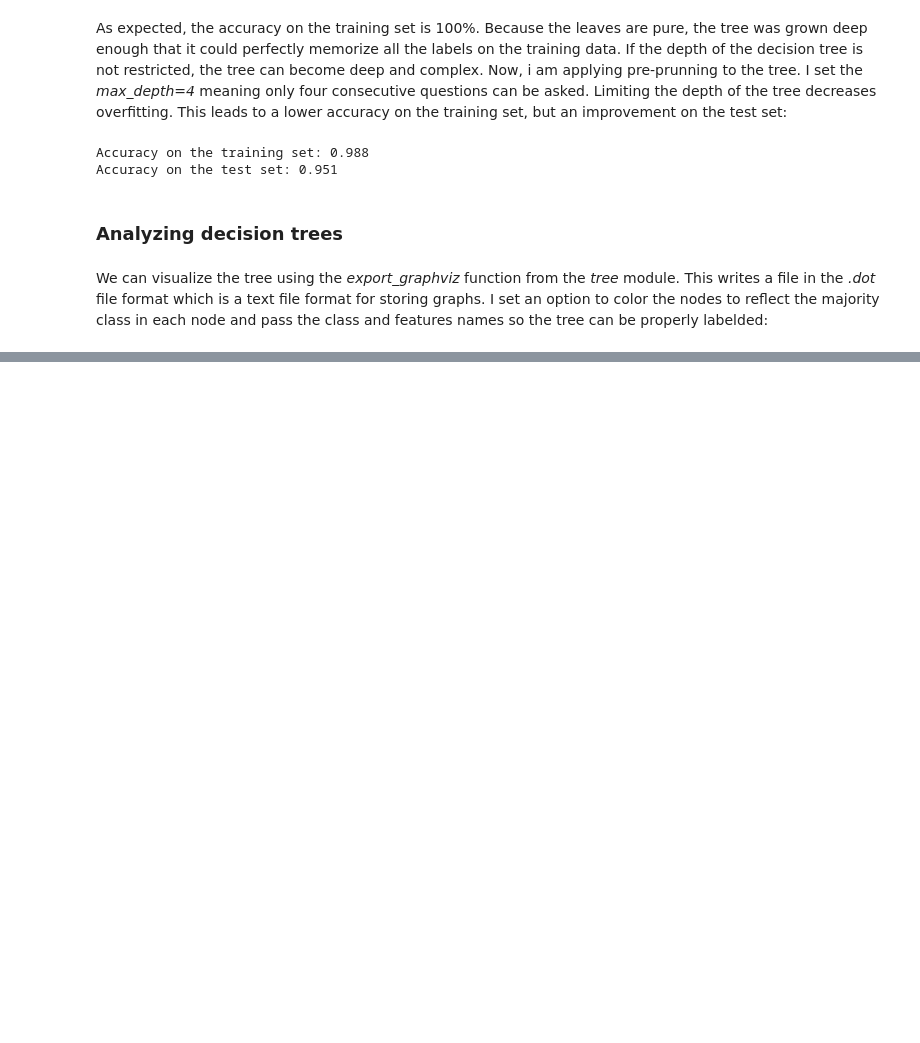
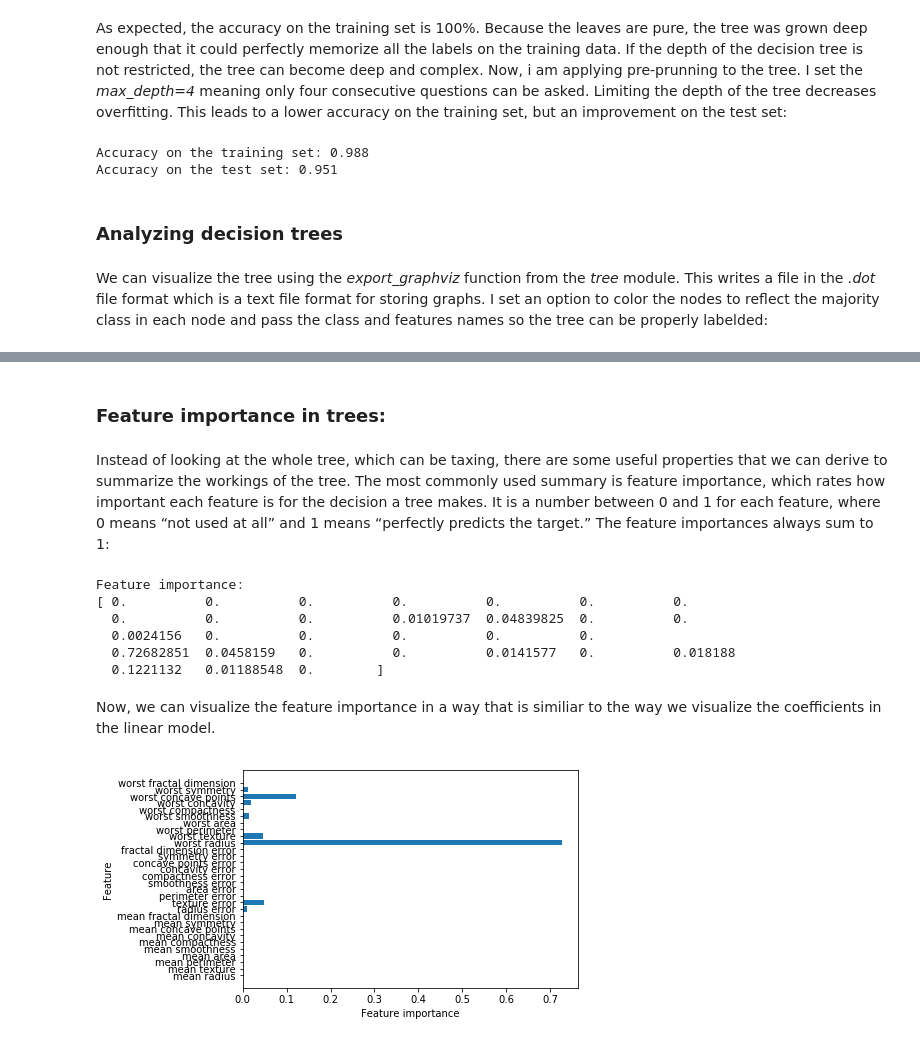
Before and after one commit to abudata/Machine_Learning, a Jupyter notebook: Supervised_Learning_Decision_Trees.ipynb, the cells around one changed output, grey strips where cells are left out. Saved outputs shown, nothing was run; the diff lists cells and outputs as text; code cells hidden in the pictures; blank space fills up the shorter version.

Commit message:
Featue importance added

```diff
--- a/Supervised_Learning_Decision_Trees.ipynb
+++ b/Supervised_Learning_Decision_Trees.ipynb
@@ -132,0 +138,26 @@ graphviz.Source(dot_graph)
+# %% [markdown]
+### Feature importance in trees:
+# %% [markdown]
+Instead of looking at the whole tree, which can be taxing, there are some useful properties that we can derive to summarize the workings of the tree. The most commonly used summary is feature importance, which rates how important each feature is for the decision a tree makes. It is a number between 0 and 1 for each feature, where 0 means “not used at all” and 1 means “perfectly predicts the target.” The feature importances always sum to 1:
+# %%
+print('Feature importance:\n{}'.format(tree.feature_importances_))
+# %% [output]
+Feature importance:
+[ 0.          0.          0.          0.          0.          0.          0.
+  0.          0.          0.          0.01019737  0.04839825  0.          0.
+  0.0024156   0.          0.          0.          0.          0.
+  0.72682851  0.0458159   0.          0.          0.0141577   0.          0.018188
+  0.1221132   0.01188548  0.        ]
+# %% [markdown]
+Now, we can visualize the feature importance in a way that is similiar to the way we visualize the coefficients in the linear model.
+# %%
+def plot_feature_importance_cancer(model):
+    n_features = cancer.data.shape[1]
+    plt.barh(range(n_features), model.feature_importances_, align='center')
+    plt.yticks(np.arange(n_features), cancer.feature_names)
+    plt.xlabel('Feature importance')
+    plt.ylabel('Feature')
+
+plot_feature_importance_cancer(tree)
+# %% [output]
+[figure, added]
```
Also changed, not shown: parts of 2 cells of this notebook.
